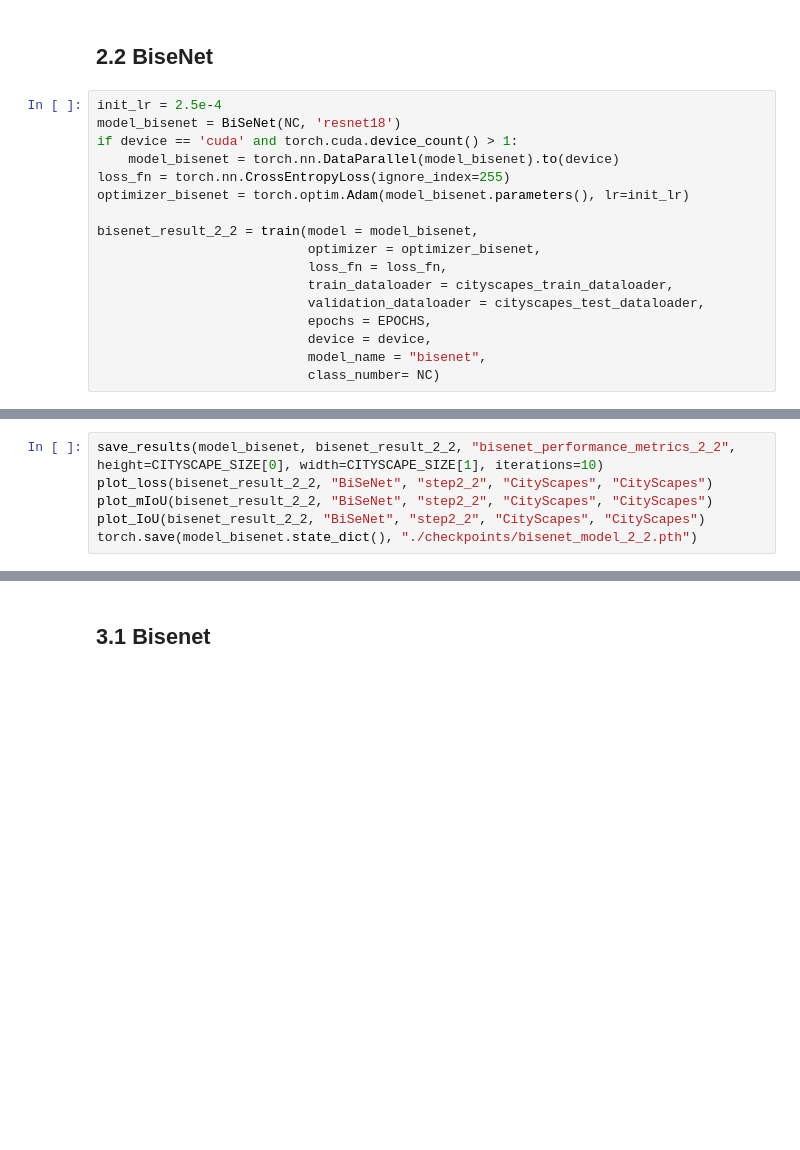
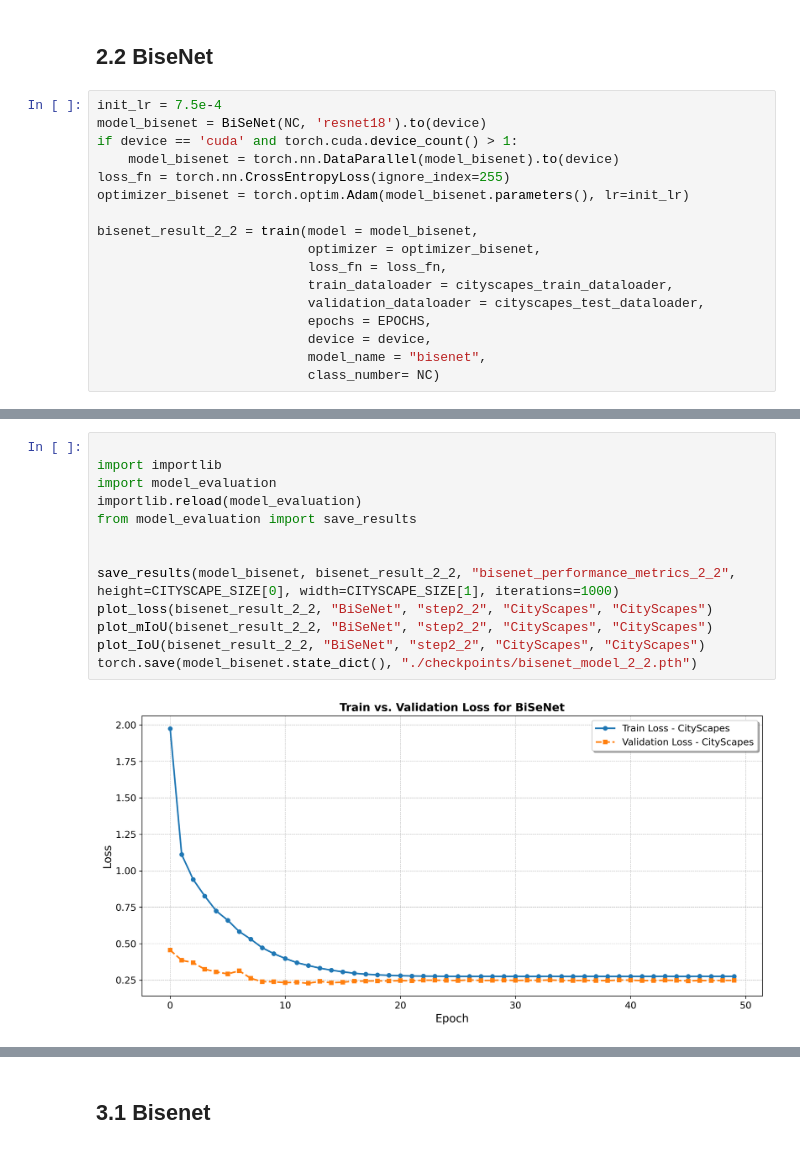
Before and after one commit to ardaerendogru/Unsupervised-Domain-Adaptation-in-Semantic-Segmentation, a Jupyter notebook: main.ipynb, the cells around one changed output, grey strips where cells are left out. Saved outputs shown, nothing was run; the diff lists cells and outputs as text; blank space fills up the shorter version.

```diff
--- a/main.ipynb
+++ b/main.ipynb
@@ -64,8 +67,8 @@ torch.save(model_deeplab.state_dict(), "./checkpoints/deeplab_model_2_1.pth")
 # %% [markdown]
 ## 2.2 BiseNet
 # %%
-init_lr = 2.5e-4
-model_bisenet = BiSeNet(NC, 'resnet18')
+init_lr = 7.5e-4
+model_bisenet = BiSeNet(NC, 'resnet18').to(device)
 if device == 'cuda' and torch.cuda.device_count() > 1:
     model_bisenet = torch.nn.DataParallel(model_bisenet).to(device)
 loss_fn = torch.nn.CrossEntropyLoss(ignore_index=255)
@@ -83,6 +104,15 @@ bisenet_result_2_2 = train(model = model_bisenet,
 # %%
-save_results(model_bisenet, bisenet_result_2_2, "bisenet_performance_metrics_2_2", height=CITYSCAPE_SIZE[0], width=CITYSCAPE_SIZE[1], iterations=10)
+
+import importlib
+import model_evaluation
+importlib.reload(model_evaluation)
+from model_evaluation import save_results
+
+
+save_results(model_bisenet, bisenet_result_2_2, "bisenet_performance_metrics_2_2", height=CITYSCAPE_SIZE[0], width=CITYSCAPE_SIZE[1], iterations=1000)
 plot_loss(bisenet_result_2_2, "BiSeNet", "step2_2", "CityScapes", "CityScapes")
 plot_mIoU(bisenet_result_2_2, "BiSeNet", "step2_2", "CityScapes", "CityScapes")
 plot_IoU(bisenet_result_2_2, "BiSeNet", "step2_2", "CityScapes", "CityScapes")
 torch.save(model_bisenet.state_dict(), "./checkpoints/bisenet_model_2_2.pth")
+# %% [output]
+[figure, added]
```
Also changed, not shown: parts of 11 cells of this notebook, 3 other files.
